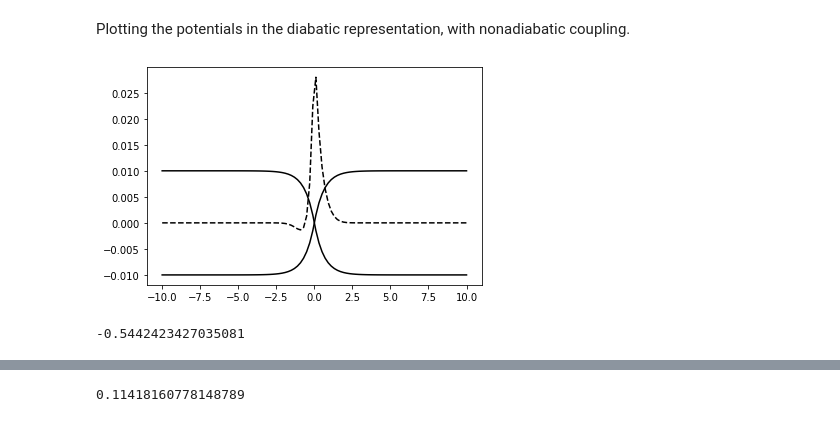
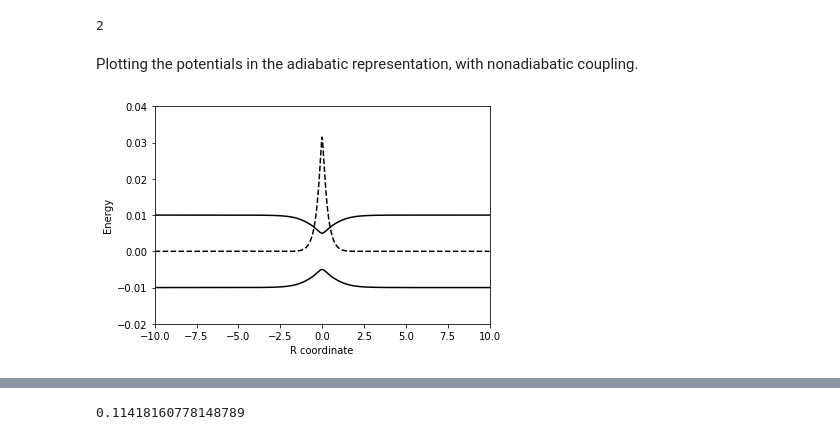
Before and after one commit to dasha-shchep/fssh_colab, a Jupyter notebook: fssh.ipynb, the cells around one changed output, grey strips where cells are left out. Drawn from its saved outputs; the diff is of its cells as text; code cells hidden in the pictures.

```diff
--- a/fssh.ipynb
+++ b/fssh.ipynb
@@ -78,22 +84,32 @@ model.B
+# %%
+# Instance of SAX class
+model = SAXModel()
+model._num_states
+# %% [output]
+2
 # %% [markdown]
-Plotting the potentials in the diabatic representation, with nonadiabatic coupling.
+Plotting the potentials in the adiabatic representation, with nonadiabatic coupling.
 # %%
-xmin,xmax = -10,10
-model.V(xmin)[0,0]
-x = np.linspace(xmin,xmax,100)
+xmin,xmax = -10,10;
+x = np.linspace(xmin,xmax,1000);
+tens = model.V(x);
+eigA = np.zeros(len(x));
+eigB = np.zeros(len(x));
+for i in range(len(x)):
+  eigA[i] = np.linalg.eigh(tens[:,:,i])[0][0]
+  eigB[i] = np.linalg.eigh(tens[:,:,i])[0][1]
 
 fig = plt.figure()
-plt.plot(x, model.V(x)[1,1], 'k-')
-plt.plot(x, model.V(x)[0,0], 'k-');
-plt.plot(x, 0.02*model.dD(x)[1,0], 'k--');
+# plot diabatic PES
+# plt.plot(x, model.V(x)[1,1], 'k-')
+# plt.plot(x, model.dV(x)[0,0], 'k-');
+# plot adiabatic PES
+plt.plot(x, eigA, 'k-');
+plt.plot(x, eigB, 'k-');
+plt.plot(x, 0.02*model.d_12(x)[1,0], 'k--');
+plt.ylim([-0.02,0.04]);
+plt.ylabel("Energy");
+plt.xlim([-10,10]);
+plt.xlabel("R coordinate");
 # %% [output]
-[figure, old version]
+[figure, new version]
-# %%
-R = 0.1
-z = (model.V(R)[0,0] - model.V(R)[1,1])/(model.V(R)[0,1]*2e0)
-k = 1e0/(2e0*(1+z**2)) * ( ( 1e0/(2e0*model.V(R)[0,1]**2)) *
-                                    ( model.V(R)[0,1]*(model.dV(R)[0,0]-model.dV(R)[1,1])
-                                    - model.dV(R)[0,1]*(model.V(R)[0,0]-model.V(R)[1,1])))
-print(k)
-# %% [output]
--0.5442423427035081
```
Also changed, not shown: parts of 15 cells of this notebook.
